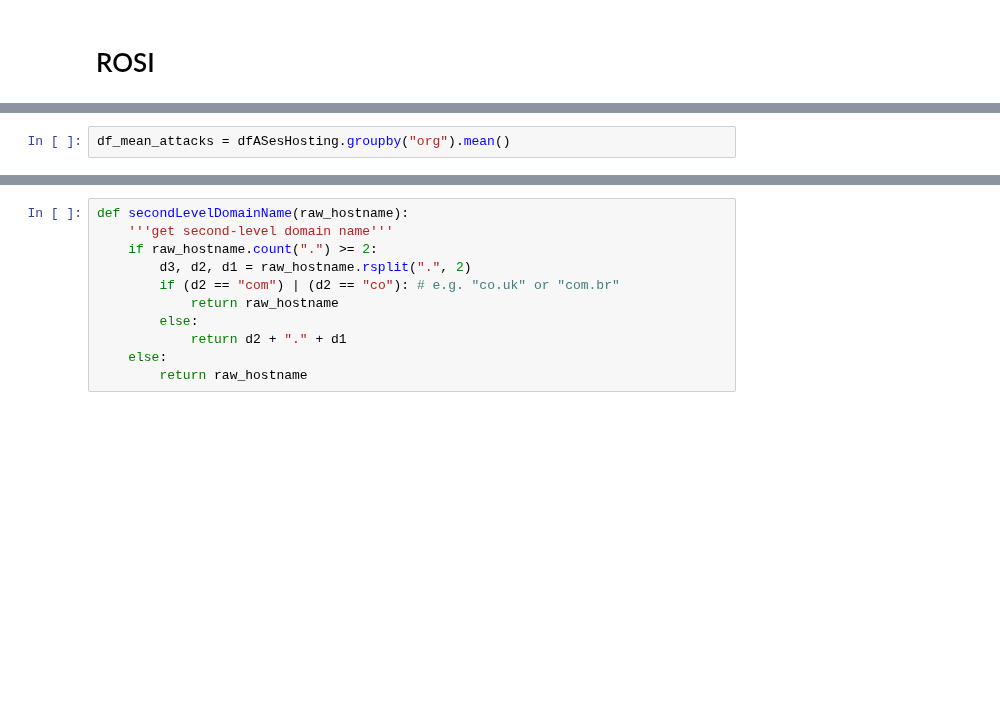
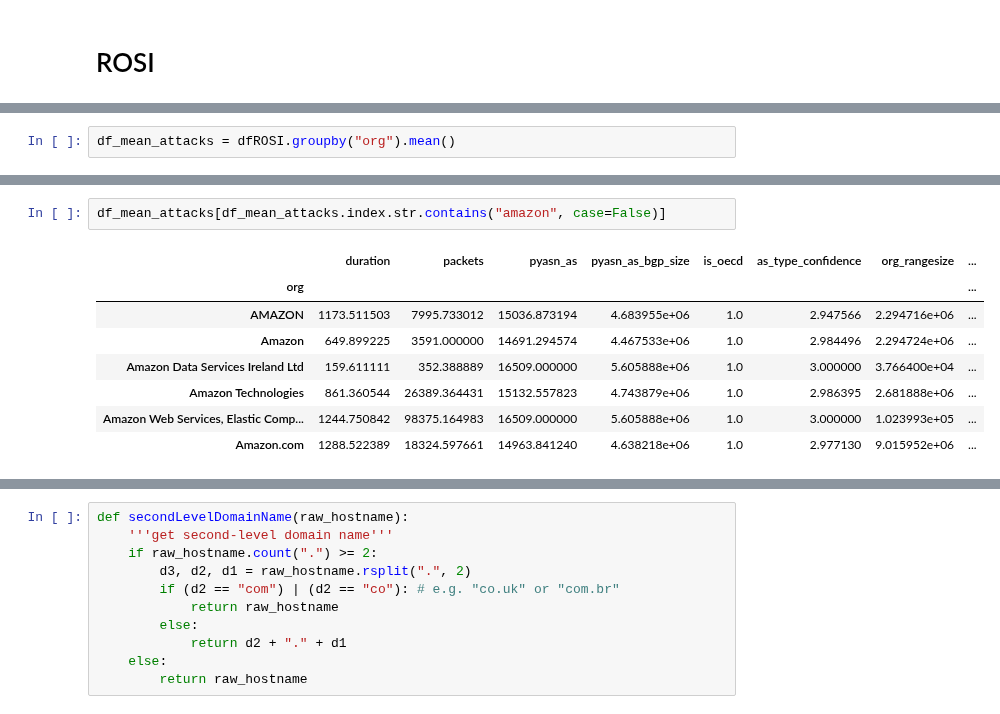
Before and after one commit to WKSu/WM0824TU-economics-of-cybersecurity-DDoS, a Jupyter notebook: block3-SecurityInvestments/securityInvestments.ipynb, the cells around one changed output, grey strips where cells are left out. Cells and saved outputs as stored; diff of their text form; blank space fills up the shorter version.

```diff
--- a/block3-SecurityInvestments/securityInvestments.ipynb
+++ b/block3-SecurityInvestments/securityInvestments.ipynb
@@ -155,5 +117,5 @@ See the caveats in the documentation: http://pandas.pydata.org/pandas-docs/stabl
 # %%
-df_mean_attacks = dfASesHosting.groupby("org").mean()
+df_mean_attacks = dfROSI.groupby("org").mean()
 # %%
 df_mean_attacks[df_mean_attacks.index.isin(["AMAZON"])]
 # %% [output]
@@ -164 +125,12 @@ df_mean_attacks[df_mean_attacks.index.isin(["AMAZON"])]
+# %%
+df_mean_attacks[df_mean_attacks.index.str.contains("amazon", case=False)]
+# %% [output]
+|  | duration | packets | pyasn_as | pyasn_as_bgp_size | is_oecd | as_type_confidence | org_rangesize | ... |
+| org |  |  |  |  |  |  |  | ... |
+| AMAZON | 1173.511503 | 7995.733012 | 15036.873194 | 4.683955e+06 | 1.0 | 2.947566 | 2.294716e+06 | ... |
+| Amazon | 649.899225 | 3591.000000 | 14691.294574 | 4.467533e+06 | 1.0 | 2.984496 | 2.294724e+06 | ... |
+| Amazon Data Services Ireland Ltd | 159.611111 | 352.388889 | 16509.000000 | 5.605888e+06 | 1.0 | 3.000000 | 3.766400e+04 | ... |
+| Amazon Technologies | 861.360544 | 26389.364431 | 15132.557823 | 4.743879e+06 | 1.0 | 2.986395 | 2.681888e+06 | ... |
+| Amazon Web Services, Elastic Comp... | 1244.750842 | 98375.164983 | 16509.000000 | 5.605888e+06 | 1.0 | 3.000000 | 1.023993e+05 | ... |
+| Amazon.com | 1288.522389 | 18324.597661 | 14963.841240 | 4.638218e+06 | 1.0 | 2.977130 | 9.015952e+06 | ... |
 # %%
```
Also changed, not shown: parts of 19 cells of this notebook.
